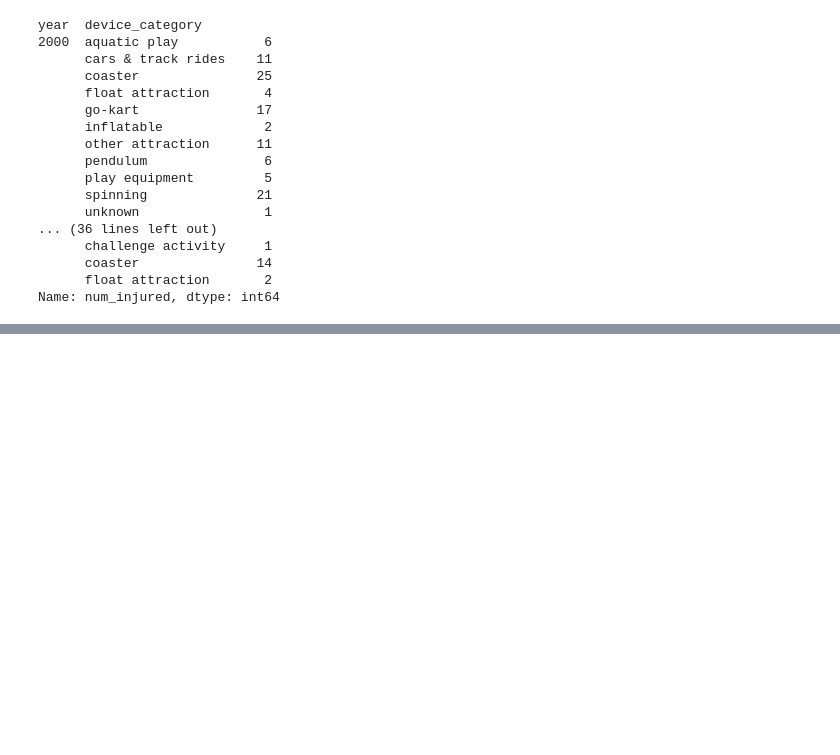
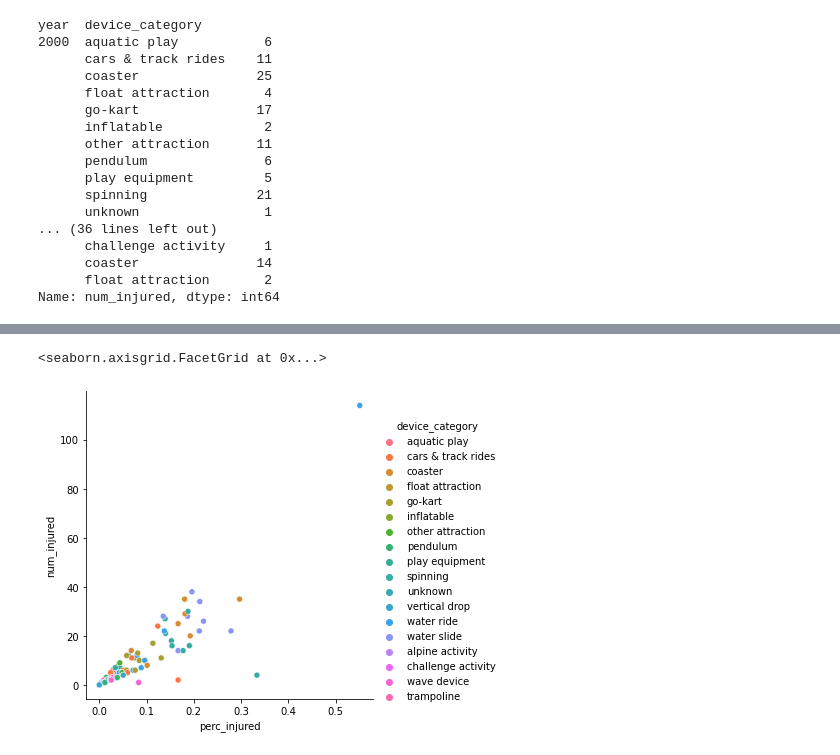
Before and after one commit to VM7568/smu_project3_themeparks, a Jupyter notebook: April's Work/creating_initial_df.ipynb, the cells around one changed output, grey strips where cells are left out. Cells and saved outputs as stored; diff of their text form; code cells hidden in the pictures; blank space fills up the shorter version.

```diff
--- a/April's Work/creating_initial_df.ipynb
+++ b/April's Work/creating_initial_df.ipynb
@@ -212,0 +278,5 @@ dfgp_count.to_json("data_group_num_injured.json", orient="columns")
+# %%
+sns.relplot(data=data2, x="perc_injured", y="num_injured", hue="device_category")
+# %% [output]
+<seaborn.axisgrid.FacetGrid at 0x...>
+[figure, added]
```
Also changed, not shown: parts of 10 cells of this notebook, 14 other files.
